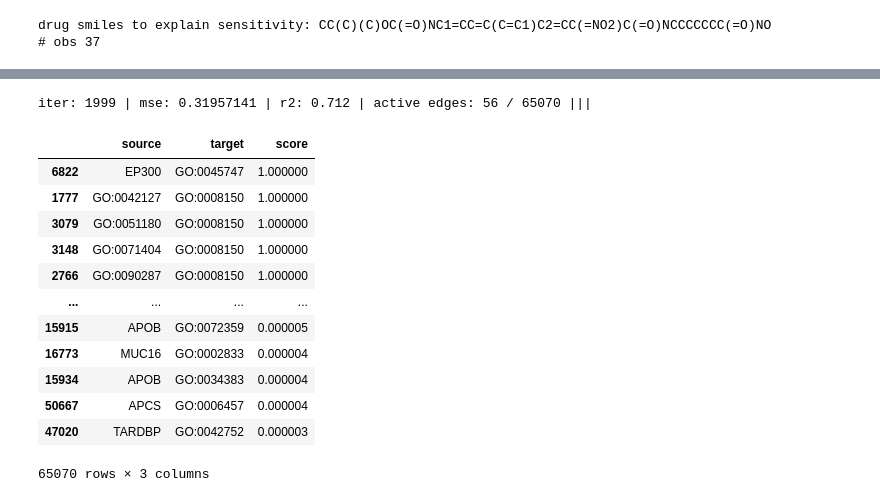
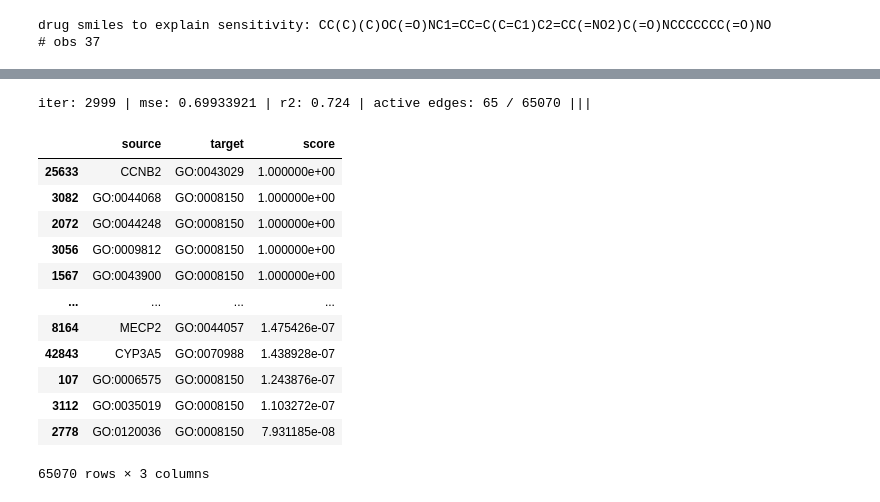
Before and after one commit to nathanieljevans/GSNN, a Jupyter notebook: docs/tutorials/09_drugcell_implementation.ipynb, the cells around one changed output, grey strips where cells are left out. Drawn from its saved outputs; the diff is of its cells as text; code cells hidden in the pictures.

```diff
--- a/docs/tutorials/09_drugcell_implementation.ipynb
+++ b/docs/tutorials/09_drugcell_implementation.ipynb
@@ -320,27 +320,27 @@ zy_corr_res.head()
 # %%
 # use GSNNExplainer to identify the edges that are important for predicting a given target (cell representation)
 
 explainer = GSNNExplainer(gsnn, data, ignore_cuda=False, gumbel_softmax=True, hard=False, tau0=10, min_tau=0.5,
-                            prior=5, iters=2000, lr=1e-2, weight_decay=0,
-                                    beta=1e-2, verbose=True, optimizer=torch.optim.Adam, free_edges=0)
+                            prior=5, iters=3000, lr=1e-2, weight_decay=0,
+                                    beta=2e-2, verbose=True, optimizer=torch.optim.Adam, free_edges=0)
 
 res = explainer.explain(x_cell.to(device), targets=[zy_corr_res.ix.values[0]])
 
 res.sort_values('score', ascending=False)
 # %% [output]
-iter: 1999 | mse: 0.31957141 | r2: 0.712 | active edges: 56 / 65070 |||
+iter: 2999 | mse: 0.69933921 | r2: 0.724 | active edges: 65 / 65070 |||
 |  | source | target | score |
-| 6822 | EP300 | GO:0045747 | 1.000000 |
-| 1777 | GO:0042127 | GO:0008150 | 1.000000 |
-| 3079 | GO:0051180 | GO:0008150 | 1.000000 |
-| 3148 | GO:0071404 | GO:0008150 | 1.000000 |
-| 2766 | GO:0090287 | GO:0008150 | 1.000000 |
+| 25633 | CCNB2 | GO:0043029 | 1.000000e+00 |
+| 3082 | GO:0044068 | GO:0008150 | 1.000000e+00 |
+| 2072 | GO:0044248 | GO:0008150 | 1.000000e+00 |
+| 3056 | GO:0009812 | GO:0008150 | 1.000000e+00 |
+| 1567 | GO:0043900 | GO:0008150 | 1.000000e+00 |
 | ... | ... | ... | ... |
-| 15915 | APOB | GO:0072359 | 0.000005 |
-| 16773 | MUC16 | GO:0002833 | 0.000004 |
-| 15934 | APOB | GO:0034383 | 0.000004 |
-| 50667 | APCS | GO:0006457 | 0.000004 |
-| 47020 | TARDBP | GO:0042752 | 0.000003 |
+| 8164 | MECP2 | GO:0044057 | 1.475426e-07 |
+| 42843 | CYP3A5 | GO:0070988 | 1.438928e-07 |
+| 107 | GO:0006575 | GO:0008150 | 1.243876e-07 |
+| 3112 | GO:0035019 | GO:0008150 | 1.103272e-07 |
+| 2778 | GO:0120036 | GO:0008150 | 7.931185e-08 |
 65070 rows × 3 columns
 # %%
 plt.figure()
```
Also changed, not shown: parts of 6 cells of this notebook.
